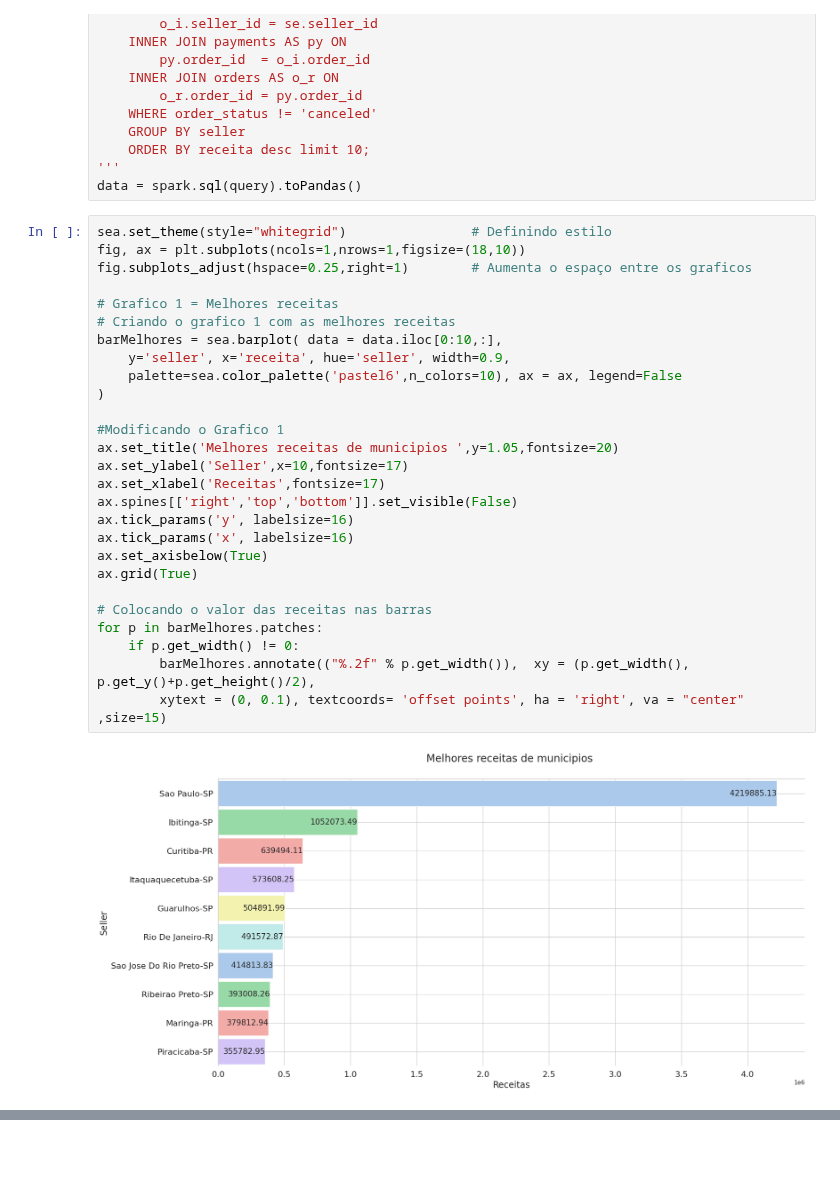
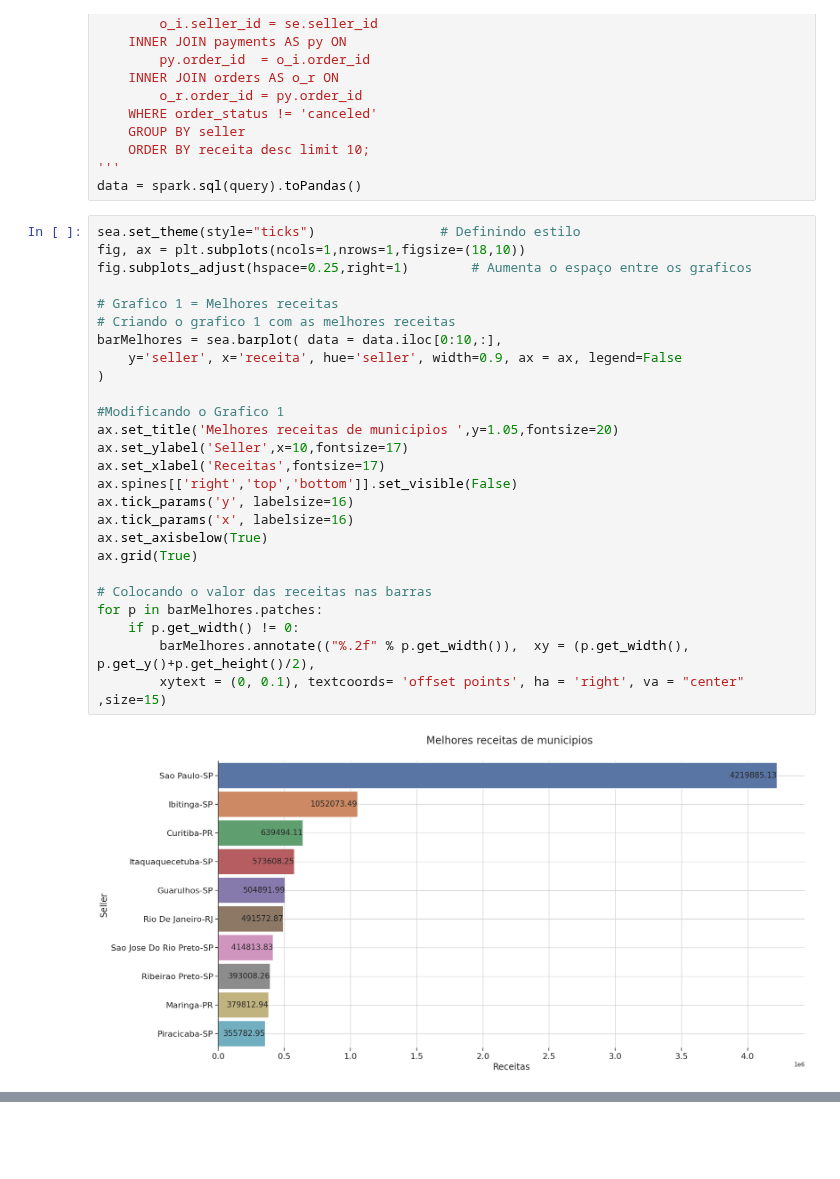
Before and after one commit to kaladabrio2020/Compass.Uol.DataScience, a Jupyter notebook: Sprint 01/ProjetoSprint01/ProjetoSprint01.ipynb, the cells around one changed output, grey strips where cells are left out. Drawn from its saved outputs; the diff is of its cells as text.

```diff
--- a/Sprint 01/ProjetoSprint01/ProjetoSprint01.ipynb
+++ b/Sprint 01/ProjetoSprint01/ProjetoSprint01.ipynb
@@ -215,31 +217,30 @@ SELECT (INITCAP(se.seller_city)|| '-' || se.seller_state) as seller ,
 '''
 data = spark.sql(query).toPandas()
 # %%
-sea.set_theme(style="whitegrid")                # Definindo estilo
+sea.set_theme(style="ticks")                # Definindo estilo
 fig, ax = plt.subplots(ncols=1,nrows=1,figsize=(18,10))
 fig.subplots_adjust(hspace=0.25,right=1)        # Aumenta o espaço entre os graficos
 
 # Grafico 1 = Melhores receitas
 # Criando o grafico 1 com as melhores receitas
 barMelhores = sea.barplot( data = data.iloc[0:10,:],
-    y='seller', x='receita', hue='seller', width=0.9,
-    palette=sea.color_palette('pastel6',n_colors=10), ax = ax, legend=False
+    y='seller', x='receita', hue='seller', width=0.9, ax = ax, legend=False
 )
 
 #Modificando o Grafico 1
 ax.set_title('Melhores receitas de municipios ',y=1.05,fontsize=20)
 ax.set_ylabel('Seller',x=10,fontsize=17)
 ax.set_xlabel('Receitas',fontsize=17)
 ax.spines[['right','top','bottom']].set_visible(False)
 ax.tick_params('y', labelsize=16)
 ax.tick_params('x', labelsize=16)
 ax.set_axisbelow(True)
 ax.grid(True)
 
 # Colocando o valor das receitas nas barras
 for p in barMelhores.patches:
     if p.get_width() != 0:
         barMelhores.annotate(("%.2f" % p.get_width()),  xy = (p.get_width(), p.get_y()+p.get_height()/2),
         xytext = (0, 0.1), textcoords= 'offset points', ha = 'right', va = "center" ,size=15)
 # %% [output]
-[figure, old version]
+[figure, new version]
```
Also changed, not shown: parts of 3 cells of this notebook.
